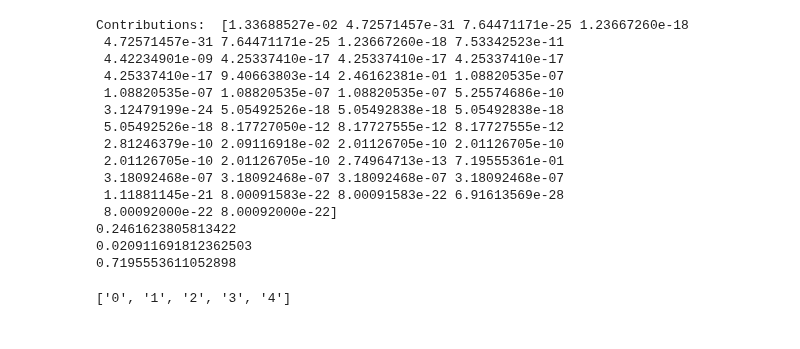
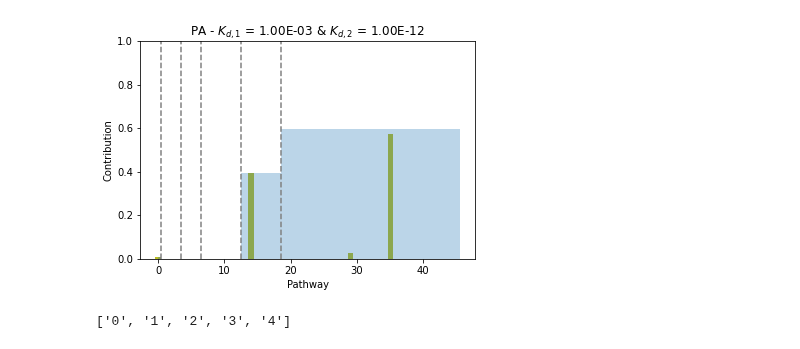
Before and after one commit to llagunes-324B21/Persephone_SR, a Jupyter notebook: 2022/November_2022/PathwayAnalysis/LL_SR_PathAnalysis_11_2022.ipynb, the cells around one changed output. Drawn from its saved outputs; the diff is of its cells as text; code cells hidden in the pictures.

Commit message:
plot the sum for each group -LL

```diff
--- a/2022/November_2022/PathwayAnalysis/LL_SR_PathAnalysis_11_2022.ipynb
+++ b/2022/November_2022/PathwayAnalysis/LL_SR_PathAnalysis_11_2022.ipynb
@@ -426,27 +430,51 @@ Plot saved!
-# %%
-#print(solution_1)
-
-print("Contributions: ", normPathContri)
-
-print(normPathContri[14])
-print(normPathContri[29])
-print(normPathContri[35])
-# %% [output]
-Contributions:  [1.33688527e-02 4.72571457e-31 7.64471171e-25 1.23667260e-18
- 4.72571457e-31 7.64471171e-25 1.23667260e-18 7.53342523e-11
- 4.42234901e-09 4.25337410e-17 4.25337410e-17 4.25337410e-17
- 4.25337410e-17 9.40663803e-14 2.46162381e-01 1.08820535e-07
- 1.08820535e-07 1.08820535e-07 1.08820535e-07 5.25574686e-10
- 3.12479199e-24 5.05492526e-18 5.05492838e-18 5.05492838e-18
- 5.05492526e-18 8.17727050e-12 8.17727555e-12 8.17727555e-12
- 2.81246379e-10 2.09116918e-02 2.01126705e-10 2.01126705e-10
- 2.01126705e-10 2.01126705e-10 2.74964713e-13 7.19555361e-01
- 3.18092468e-07 3.18092468e-07 3.18092468e-07 3.18092468e-07
- 1.11881145e-21 8.00091583e-22 8.00091583e-22 6.91613569e-28
- 8.00092000e-22 8.00092000e-22]
-0.2461623805813422
-0.020911691812362503
-0.7195553611052898
+# %%
+# --- calculate the sum between final-step pathways ---
+
+# Here are the cutoffs:
+# x_9+x_9: 1
+# x_6+x_6: 2-4
+# x_4+x_4: 5-7
+# x_10+x_3: 8-13
+# x_8 + x_2: 14-19
+# x_11+x_1: 20-46
+
+cutOffLines = [1,4, 7, 13, 19];groupIDs = [[0,0.5],[1,4],[4,7],[7,13],[13,19],[19,46]];
+widths=[];
+for pair in groupIDs:
+    diffW = abs(pair[1]-pair[0])
+    widths.append(diffW)
+group1 = normPathContri[0]; group2=normPathContri[1:4]; group3 = normPathContri[4:7];
+group4=normPathContri[7:13]; group5=normPathContri[13:19]; group6=normPathContri[19:46];
+# - calc sums -
+sumG1 = np.sum(group1); sumG2 = sum(group2); sumG3 = sum(group3);sumG4 = sum(group4);sumG5 = sum(group5);sumG6 = sum(group6)
+sumArray = [sumG1,sumG2,sumG3,sumG4,sumG5,sumG6]
+
+# --- plot pathway contributions ---
+kd1_format_1 = format(kd1,'.2E');kd2_format_1 = format(kd2,'.2E')
+# - Add in gray lines for cutoffs between final step of pathway
+grayLines=cutOffLines
+ax=plt.bar(pths, normPathContri, color = 'tab:olive')
+for line in grayLines:
+    #plt.axvline(0.5, 0, 1, color='gray')
+    plt.axvline(line-0.5, 0, 1, color='gray',linestyle='dashed')
+# - plot the sums over the correct regions
+y = [0,0.5, 3.5, 6.5, 12.5, 18.5];h = sumArray;w = widths;
+plt.bar(y,height = h, width = w,align='edge', alpha=0.3)
+
+#plt.axvline(x=0, ymin=0, ymax=1, **kwargs)
+plt.xlabel("Pathway")
+plt.ylabel("Contribution")
+plt.title(("PA - $K_{d,1}$ = " + kd1_format_1 + " & $K_{d,2}$ = "+ kd2_format_1) )
+plt.xticks(np.arange(0, len(pths)+1, 10))
+plt.ylim([0, 1])
+#plt.yticks(np.arange(0, max(y), 2))
+plt.show()
+# --- save final plot ---
+#plt.savefig('SR_PathAnalysis_NoSynthDeg_002_r_'+today+'.eps'); print("Plot saved!")
+
+# NOW MAKE ALL THE PLOTS!! CHECK THE TRANSPARENT PARTS!!!!!!!!!!!!!!!!
+# %% [output]
+[figure, added]
 # %%
 # %% [output]
 ['0', '1', '2', '3', '4']
```
Also changed, not shown: parts of 6 cells of this notebook.
